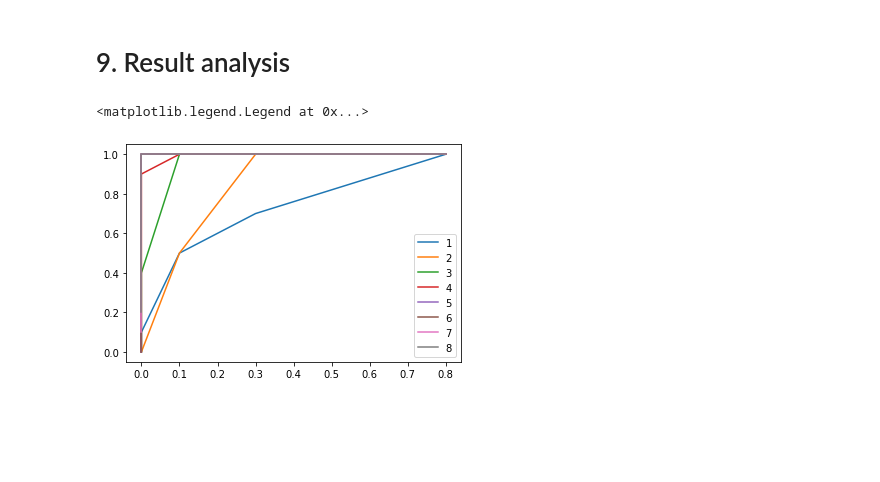
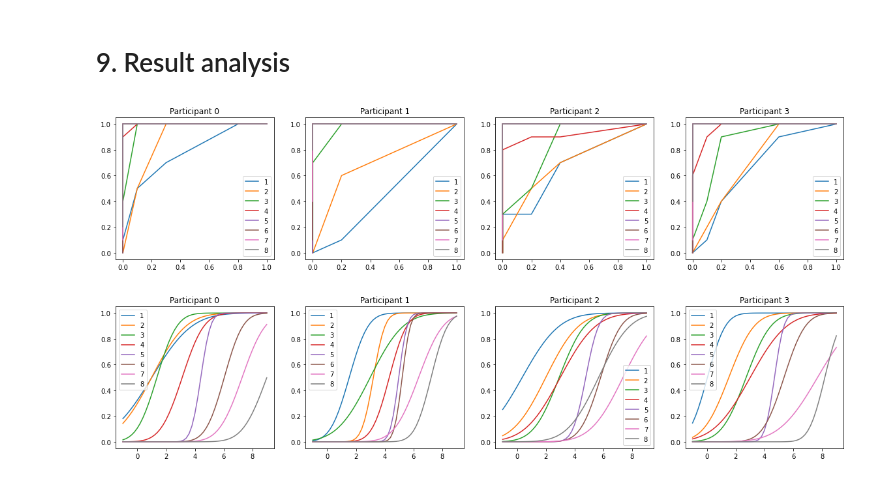
Before and after one commit to rebeccadf/Cognitive-modelling-HW2, a Jupyter notebook: analysis.ipynb, the cells around one changed output. Drawn from its saved outputs; the diff is of its cells as text; code cells hidden in the pictures; blank space fills up the shorter version.

```diff
--- a/analysis.ipynb
+++ b/analysis.ipynb
@@ -138,18 +139,23 @@ plt.show()
 # %%
 from scipy.interpolate import interp1d
 # %%
-exp_result = pd.read_csv("exp0.csv", header=0, index_col=0)
+exp_result = pd.read_csv("exp3.csv", header=0, index_col=0)
 # %%
-zeros = exp_result[exp_result["file"].apply(lambda x: x.startswith(f"0"))]
-for j in range(1,9):
-    tps = []
-    fps = []
-    j_s = exp_result[exp_result["file"].apply(lambda x: x.startswith(f"{j}"))]
-    for i in range(1,9):
-        tps.append(len(j_s[j_s["rating"]>=i]) / 10)
-        fps.append(len(zeros[zeros["rating"]>=i]) / 10)
-    plt.plot(fps, tps, label=f"{j}")
-plt.legend()
+f, axarr = plt.subplots(1,4, figsize=(20,4))
+
+for k in range(4):
+    exp_result = pd.read_csv(f"exp{k}.csv", header=0, index_col=0)
+    zeros = exp_result[exp_result["file"].apply(lambda x: x.startswith(f"0"))]
+    for j in range(1,9):
+        tps = [1]
+        fps = [1]
+        j_s = exp_result[exp_result["file"].apply(lambda x: x.startswith(f"{j}"))]
+        for i in range(1,9):
+            tps.append(len(j_s[j_s["rating"]>=i]) / 10)
+            fps.append(len(zeros[zeros["rating"]>=i]) / 10)
+        axarr[k].plot(fps, tps, label=f"{j}")
+    axarr[k].legend()
+    axarr[k].set_title(f"Participant {k}")
+plt.show()
 # %% [output]
-<matplotlib.legend.Legend at 0x...>
-[figure, old version]
+[figure, new version]
@@ -155,0 +175,19 @@ plt.legend()
+# %%
+x_space = np.linspace(-1, 9, num=51)
+f, axarr = plt.subplots(1,4, figsize=(20,4))
+for k in range(4):
+    exp_result = pd.read_csv(f"exp{k}.csv", header=0, index_col=0)
+    for j in range(1,9):
+        correct = []
+        for i in range(9):
+            i_s = exp_result[exp_result["file"].apply(lambda x: x.startswith(f"{i}"))]
+            correct.append(len(i_s[i_s["rating"]>=j]))
+        x_0 = np.array([2, 2])
+        psy_func = minimize(lambda x: loss(x, correct), x_0)
+        psi = norm.cdf((x_space - psy_func['x'][0]) / psy_func['x'][1])
+        axarr[k].plot(x_space, psi, label=f"{j}")
+    axarr[k].legend()
+    axarr[k].set_title(f"Participant {k}")
+plt.show()
+# %% [output]
+[figure, added]
```
Also changed, not shown: parts of 4 cells of this notebook.
